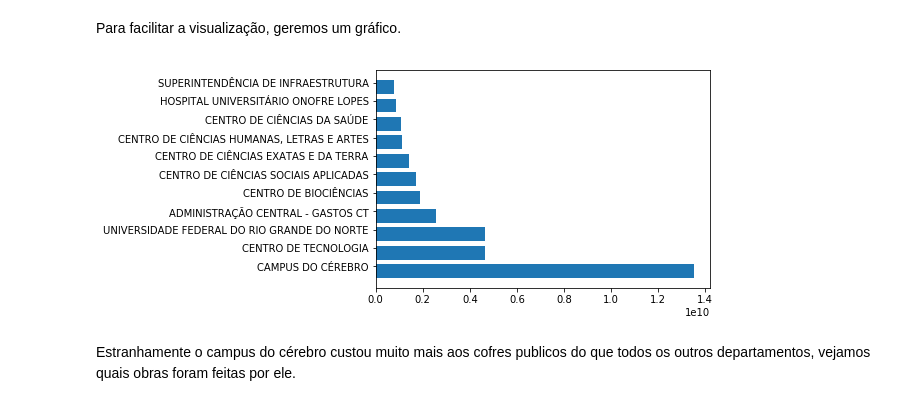
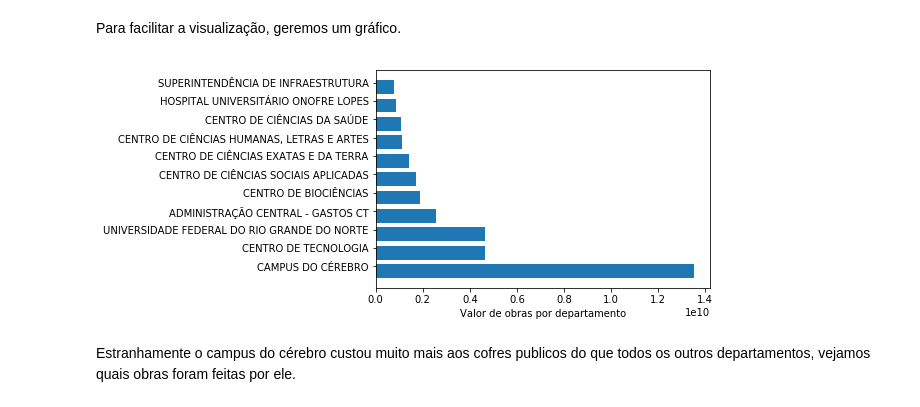
Before and after one commit to ozielalves/Financas_IMD, a Jupyter notebook: Oziel.ipynb, the cells around one changed output. Drawn from its saved outputs; the diff is of its cells as text; code cells hidden in the pictures.

```diff
--- a/Oziel.ipynb
+++ b/Oziel.ipynb
@@ -159,15 +159,16 @@ Para facilitar a visualização, geremos um gráfico.
 # %%
 names = list(top11.keys())
 
 fig, ax = plt.subplots()
 bar_positions = np.arange(len(names)) + 0.75
 xtick_pos = np.arange(len(names)) + 1
 ax.set_yticks(xtick_pos)
 ax.set_yticklabels(names)
+ax.set_xlabel("Valor de obras por departamento")
 ax.barh(bar_positions, list(top11.values()),0.75)
 plt.show()
 # %% [output]
-[figure, old version]
+[figure, new version]
 # %% [markdown]
 Estranhamente o campus do cérebro custou muito mais aos cofres publicos
 do que todos os outros departamentos, vejamos quais obras foram feitas por ele.
```
Also changed, not shown: parts of 1 cell of this notebook.
